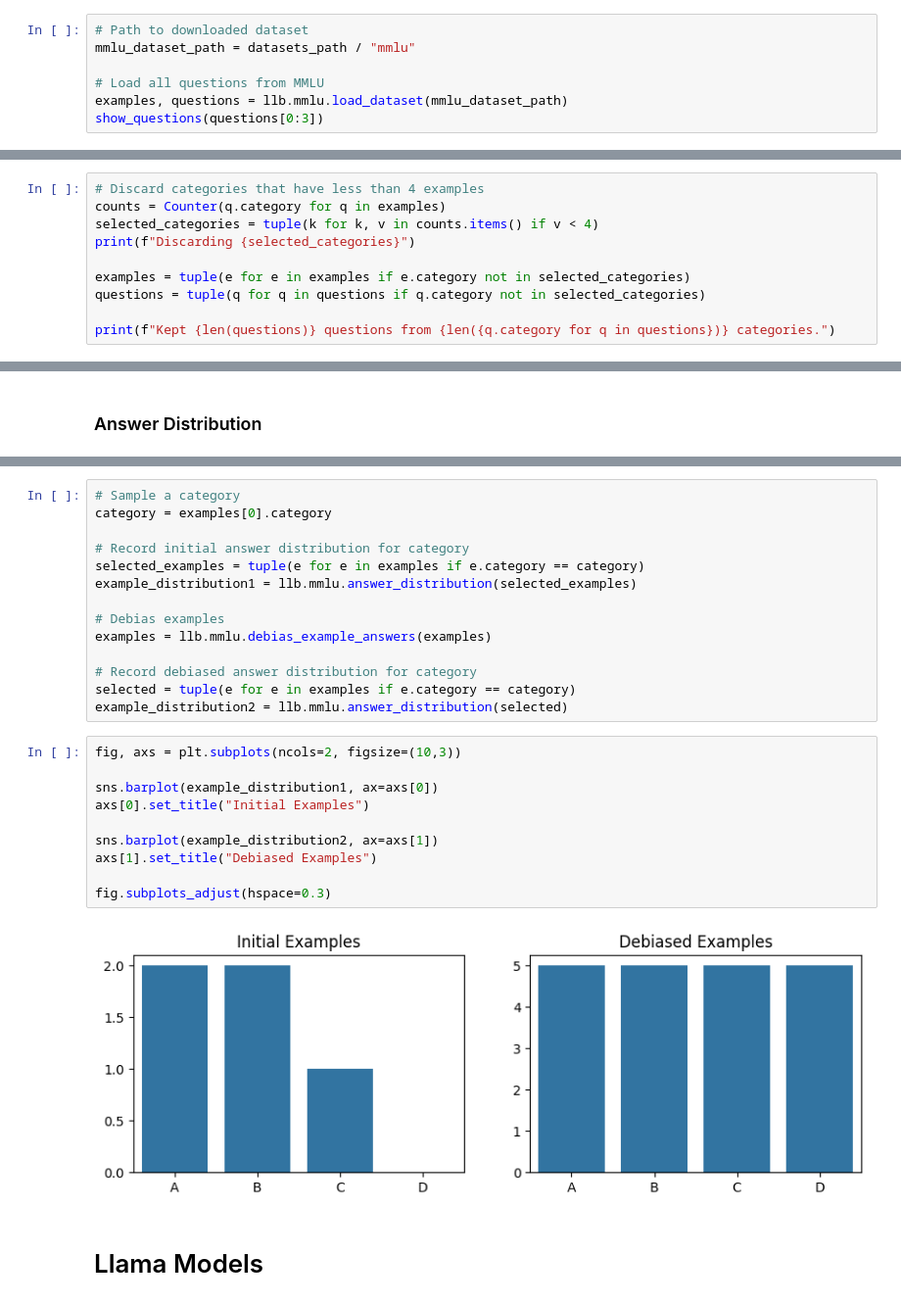
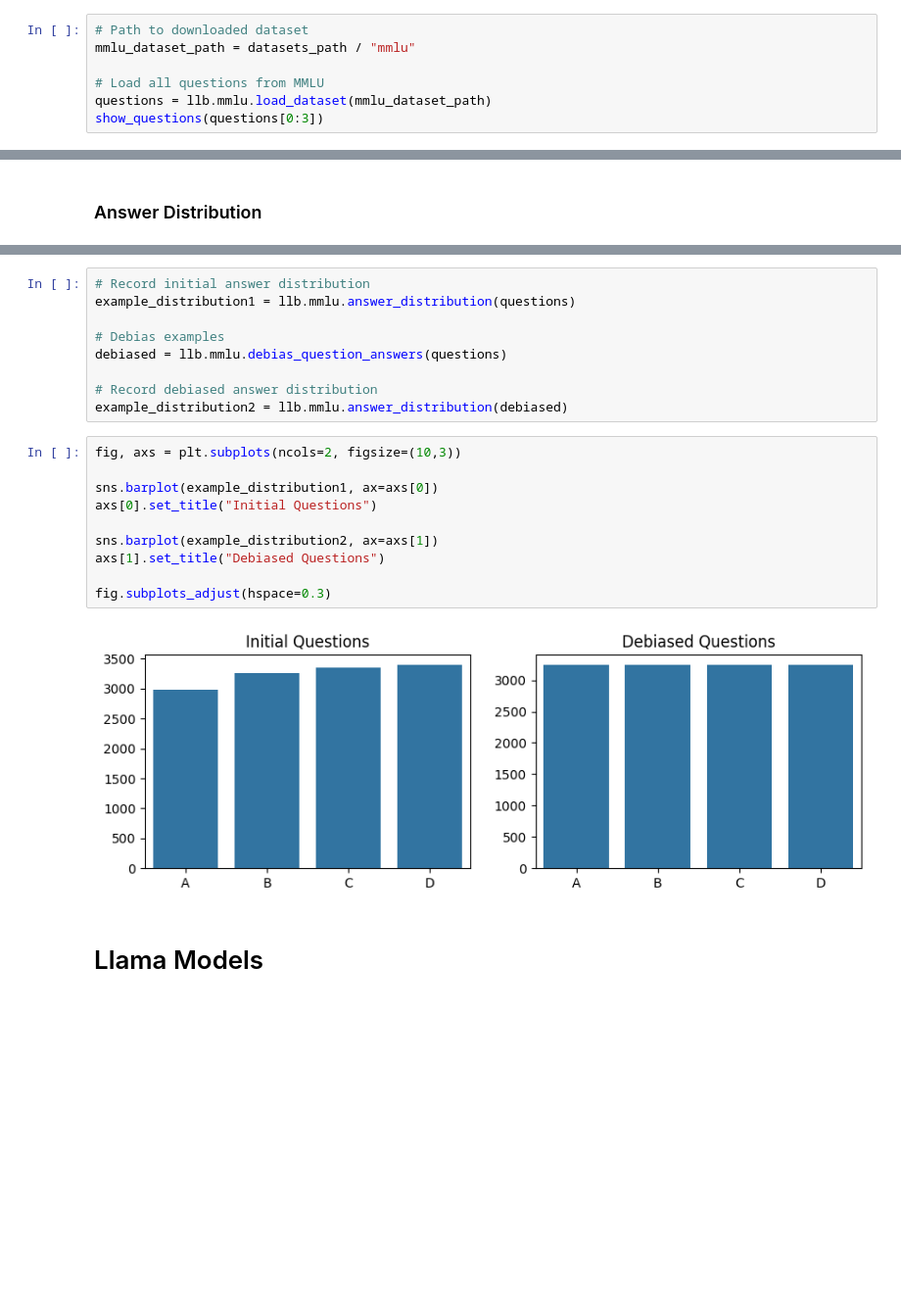
Before and after one commit to stickshift/llama-benchmarks, a Jupyter notebook: experiments/20241107-exploring-order-dependency.ipynb, the cells around one changed output, grey strips where cells are left out. Shown: that part at 98% size. Cells and saved outputs as stored; diff of their text form; blank space fills up the shorter version.

Commit message:
Made examples optional

```diff
--- a/experiments/20241107-exploring-order-dependency.ipynb
+++ b/experiments/20241107-exploring-order-dependency.ipynb
@@ -204,7 +202,7 @@ First off, we need a source of MCQs. We'll use the standard benchmark Massive Mu
 mmlu_dataset_path = datasets_path / "mmlu"
 
 # Load all questions from MMLU
-examples, questions = llb.mmlu.load_dataset(mmlu_dataset_path)
+questions = llb.mmlu.load_dataset(mmlu_dataset_path)
 show_questions(questions[0:3])
 # %% [output]
 | QID | Category | Question | A | B | C | D | Answer |
@@ -243,10 +241,0 @@ Discarded 1079 questions
-# %%
-# Discard categories that have less than 4 examples
-counts = Counter(q.category for q in examples)
-selected_categories = tuple(k for k, v in counts.items() if v < 4)
-print(f"Discarding {selected_categories}")
-
-examples = tuple(e for e in examples if e.category not in selected_categories)
-questions = tuple(q for q in questions if q.category not in selected_categories)
-
-print(f"Kept {len(questions)} questions from {len({q.category for q in questions})} categories.")
@@ -267,29 +256,24 @@ Note that we debias all of the examples here but we debias the questions after r
 # %%
-# Sample a category
-category = examples[0].category
-
-# Record initial answer distribution for category
-selected_examples = tuple(e for e in examples if e.category == category)
-example_distribution1 = llb.mmlu.answer_distribution(selected_examples)
+# Record initial answer distribution
+example_distribution1 = llb.mmlu.answer_distribution(questions)
 
 # Debias examples
-examples = llb.mmlu.debias_example_answers(examples)
+debiased = llb.mmlu.debias_question_answers(questions)
 
-# Record debiased answer distribution for category
-selected = tuple(e for e in examples if e.category == category)
-example_distribution2 = llb.mmlu.answer_distribution(selected)
+# Record debiased answer distribution
+example_distribution2 = llb.mmlu.answer_distribution(debiased)
 # %%
 fig, axs = plt.subplots(ncols=2, figsize=(10,3))
 
 sns.barplot(example_distribution1, ax=axs[0])
-axs[0].set_title("Initial Examples")
+axs[0].set_title("Initial Questions")
 
 sns.barplot(example_distribution2, ax=axs[1])
-axs[1].set_title("Debiased Examples")
+axs[1].set_title("Debiased Questions")
 
 fig.subplots_adjust(hspace=0.3)
 # %% [output]
-[figure, old version]
+[figure, new version]
 # %% [markdown]
 # Llama Models
 # %% [markdown]
```
Also changed, not shown: parts of 27 cells of this notebook, 5 other files.
